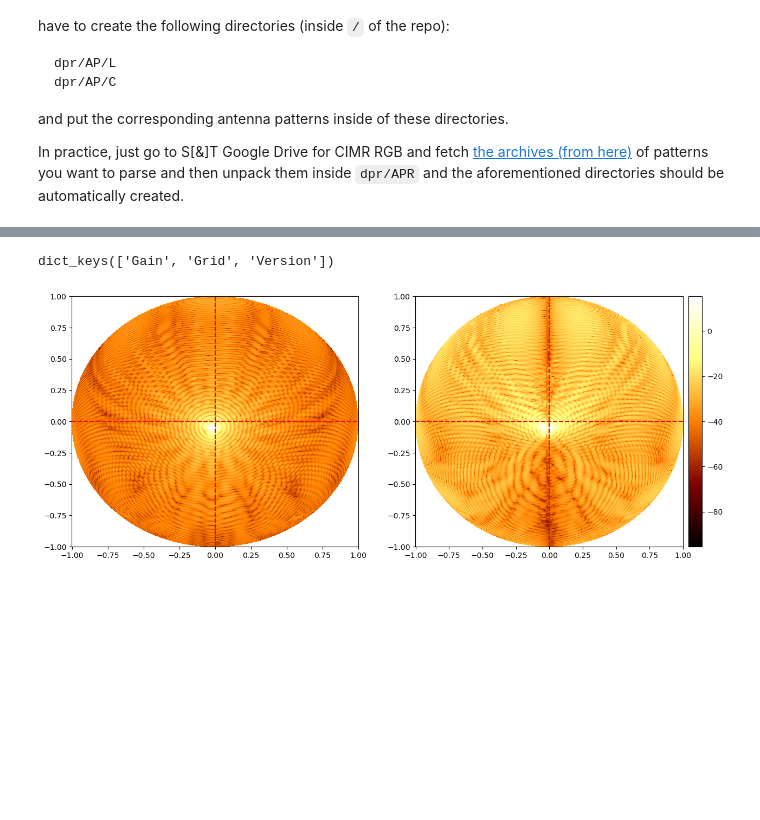
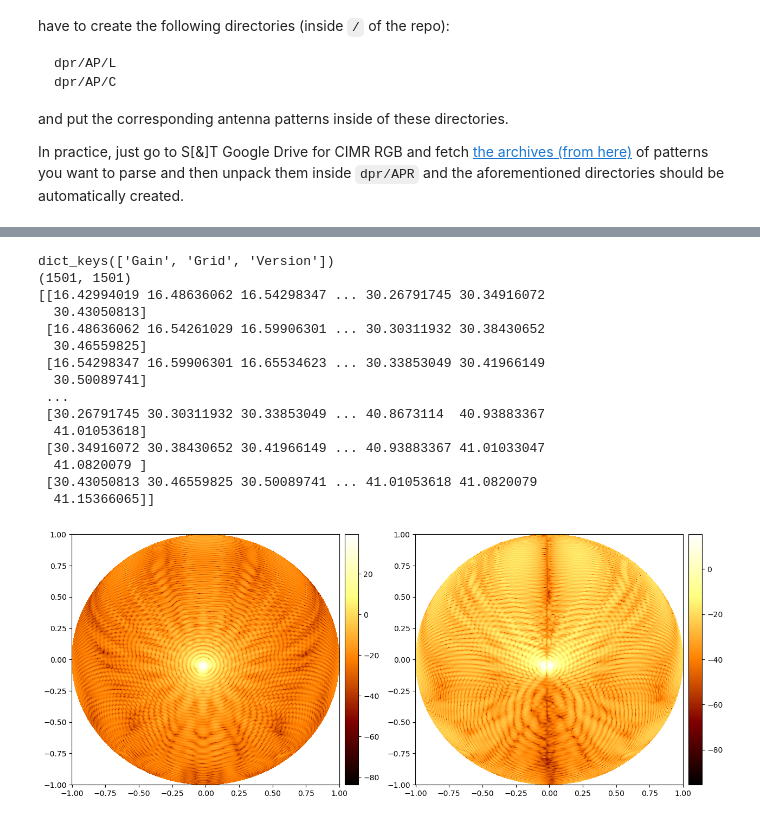
Before and after one commit to S-T-Norway/CIMR-RGB, a Jupyter notebook: notebooks/Antenna_pattern_notes/CIMR_Antenna_Patterns_Format.ipynb, the cells around one changed output, grey strips where cells are left out. Saved outputs shown, nothing was run; the diff lists cells and outputs as text; code cells hidden in the pictures; blank space fills up the shorter version.

```diff
--- a/notebooks/Antenna_pattern_notes/CIMR_Antenna_Patterns_Format.ipynb
+++ b/notebooks/Antenna_pattern_notes/CIMR_Antenna_Patterns_Format.ipynb
@@ -231,44 +315,97 @@ Gvh = cimr['Gain']['G3v'] + 1j * cimr['Gain']['G4v']
 u = cimr['Grid']['u']
 v = cimr['Grid']['v']
 
-u_cen = cimr['Grid']['xcen']
-v_cen = cimr['Grid']['ycen']
+#xcen = cimr['Grid']['xcen']
+#ycen = cimr['Grid']['ycen']
 
+#xs = cimr['Grid']['xs']
+#ys = cimr['Grid']['ys']
+
+#dx = cimr['Grid']['dx']
+#dy = cimr['Grid']['dy']
+
+#nx = cimr['Grid']['nx']
+#ny = cimr['Grid']['ny']
+
+#u0 = xcen + xs
+#u1 = u0 + dx * (nx - 1)
+#v0 = ycen + ys
+#v1 = v0 + dy * (ny - 1)
+
+#u_grid, v_grid = np.mgrid[u0:(u1 + dx):dx, v0:(v1 + dy):dy]
+
+u_grid, v_grid = np.meshgrid(u,v)
+
+theta_grid, phi_grid = uv_to_tp(u_grid.T, v_grid.T)
+
+print(theta_grid.shape)
+
+print(theta_grid[900:1100,900:1100])
 
 #u,v  = np.meshgrid(u, v)
 #u, v = u.T, v.T
 
 #G[0, 0] = np.abs(Gvv)**2
 cmap = plt.get_cmap('afmhot')
 fig, axes = plt.subplots(1, 2, figsize=(15,6))
+
 Z_plt = 10 * np.log10(np.abs(Ghh)**2)
 pcm2 = axes[0].pcolor(u, v, Z_plt, shading='auto', cmap=cmap)
 #axes[0].set_title(r'Band: C, Horn: 1, Half-Space: Both $(|R_x|^2 + |C_x|^2)$')
 
+divider = make_axes_locatable(axes[0])
+cax = divider.append_axes("right", size="5%", pad=0.1)
+cbar = fig.colorbar(pcm2, cax=cax)
+
 # Plot the center lines
-axes[0].axhline(y=v_cen, color='black', linestyle='--', label=f'v = {v_cen}')
-axes[0].axvline(x=u_cen, color='black', linestyle='--', label=f'u = {u_cen}')
+#axes[0].axhline(y=v_cen, color='black', linestyle='--', label=f'v = {v_cen}')
+#axes[0].axvline(x=u_cen, color='black', linestyle='--', label=f'u = {u_cen}')
 
-axes[0].axhline(y=0, color='red', linestyle='--', label=f'v = {v_cen}')
-axes[0].axvline(x=0, color='red', linestyle='--', label=f'u = {u_cen}')
+#axes[0].axhline(y=0, color='red', linestyle='--', label=f'v = {v_cen}')
+#axes[0].axvline(x=0, color='red', linestyle='--', label=f'u = {u_cen}')
 
 Z_plt = 10 * np.log10(np.abs(Ghv)**2)
 pcm2 = axes[1].pcolor(u, v, Z_plt, shading='auto', cmap=cmap)
 
 # Plot the center lines
-axes[1].axhline(y=v_cen, color='black', linestyle='--', label=f'v = {v_cen}')
-axes[1].axvline(x=u_cen, color='black', linestyle='--', label=f'u = {u_cen}')
+#axes[1].axhline(y=v_cen, color='black', linestyle='--', label=f'v = {v_cen}')
+#axes[1].axvline(x=u_cen, color='black', linestyle='--', label=f'u = {u_cen}')
 
-axes[1].axhline(y=0, color='red', linestyle='--', label=f'v = {v_cen}')
-axes[1].axvline(x=0, color='red', linestyle='--', label=f'u = {u_cen}')
+#axes[1].axhline(y=0, color='red', linestyle='--', label=f'v = {v_cen}')
+#axes[1].axvline(x=0, color='red', linestyle='--', label=f'u = {u_cen}')
 
 # Create a shared color bar
 divider = make_axes_locatable(axes[1])
 cax = divider.append_axes("right", size="5%", pad=0.1)
 cbar = fig.colorbar(pcm2, cax=cax)
 
-plt.savefig(f'{imgsdir}/CIMR-AP-FR-C1-UVv0.3.png', dpi=300)
+# -------------------------------------------------------------------------
+#Z_plt = 10 * np.log10(np.abs(Ghh)**2)
+#pcm2 = axes[1][0].pcolormesh(theta_grid, phi_grid, Z_plt, shading='auto', cmap=cmap)
+#axes[0].set_title(r'Band: C, Horn: 1, Half-Space: Both $(|R_x|^2 + |C_x|^2)$')
+
+#divider = make_axes_locatable(axes[1][0])
+#cax = divider.append_axes("right", size="5%", pad=0.1)
+#cbar = fig.colorbar(pcm2, cax=cax)
+
+
+
+plt.savefig(f'{imgsdir}/CIMR-OAP-FR-L1-UVv0.3.png', dpi=300)
 plt.show()
 # %% [output]
 dict_keys(['Gain', 'Grid', 'Version'])
+(1501, 1501)
+[[16.42994019 16.48636062 16.54298347 ... 30.26791745 30.34916072
+  30.43050813]
+ [16.48636062 16.54261029 16.59906301 ... 30.30311932 30.38430652
+  30.46559825]
+ [16.54298347 16.59906301 16.65534623 ... 30.33853049 30.41966149
+  30.50089741]
+ ...
+ [30.26791745 30.30311932 30.33853049 ... 40.8673114  40.93883367
+  41.01053618]
+ [30.34916072 30.38430652 30.41966149 ... 40.93883367 41.01033047
+  41.0820079 ]
+ [30.43050813 30.46559825 30.50089741 ... 41.01053618 41.0820079
+  41.15366065]]
-[figure, old version]
+[figure, new version]
```
Also changed, not shown: parts of 5 cells of this notebook, 7 other files.
